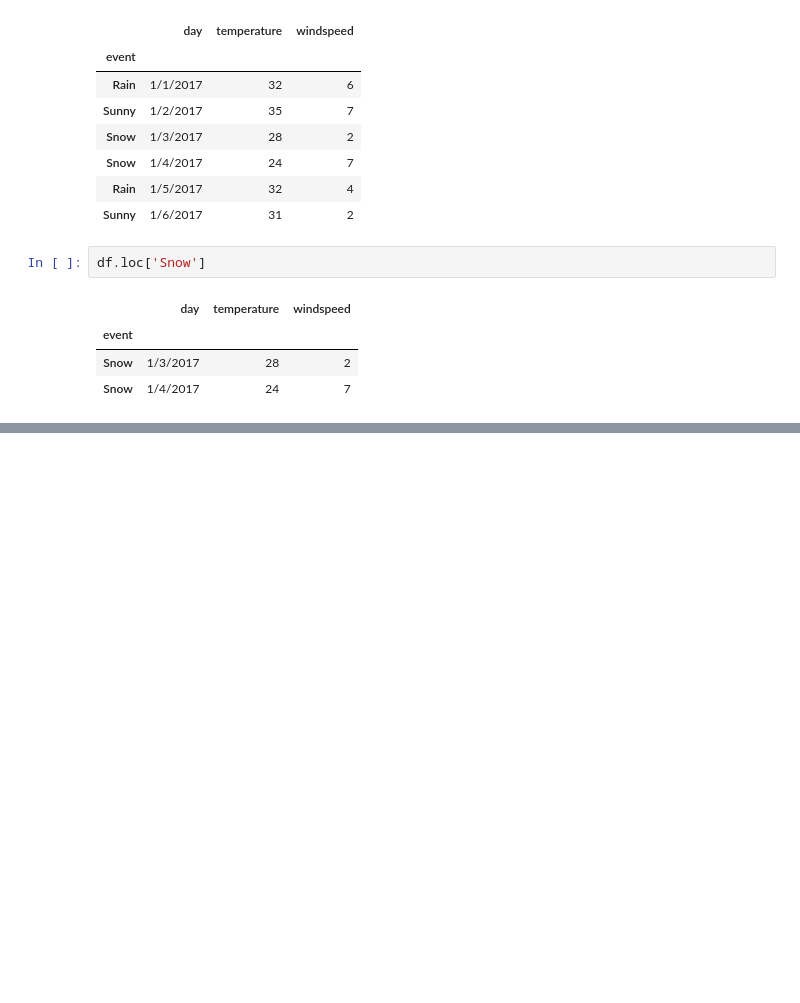
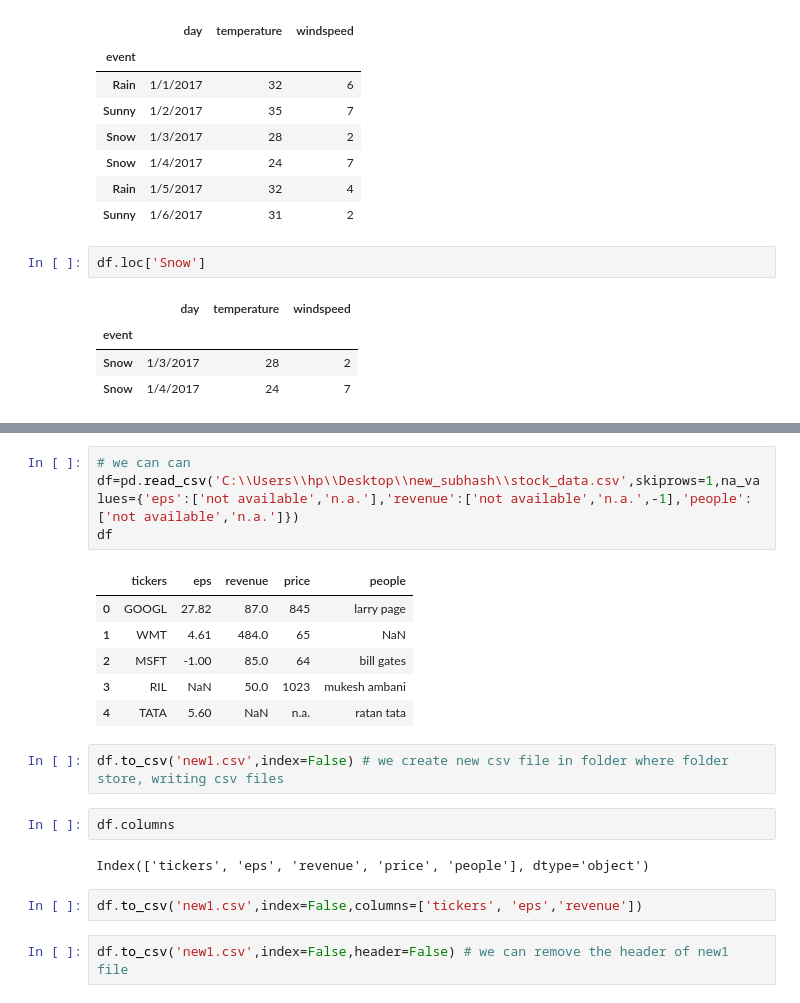
Before and after one commit to subsain/python_files, a Jupyter notebook: d5_d7/panda.ipynb, the cells around one changed output, grey strips where cells are left out. Drawn from its saved outputs; the diff is of its cells as text; blank space fills up the shorter version.

```diff
--- a/d5_d7/panda.ipynb
+++ b/d5_d7/panda.ipynb
@@ -189,0 +290,21 @@ df.loc['Snow']
+# %%
+# we can can
+df=pd.read_csv('C:\\Users\\hp\\Desktop\\new_subhash\\stock_data.csv',skiprows=1,na_values={'eps':['not available','n.a.'],'revenue':['not available','n.a.',-1],'people':['not available','n.a.']})
+df
+# %% [output]
+|  | tickers | eps | revenue | price | people |
+| 0 | GOOGL | 27.82 | 87.0 | 845 | larry page |
+| 1 | WMT | 4.61 | 484.0 | 65 | NaN |
+| 2 | MSFT | -1.00 | 85.0 | 64 | bill gates |
+| 3 | RIL | NaN | 50.0 | 1023 | mukesh ambani |
+| 4 | TATA | 5.60 | NaN | n.a. | ratan tata |
+# %%
+df.to_csv('new1.csv',index=False) # we create new csv file in folder where folder store, writing csv files
+# %%
+df.columns
+# %% [output]
+Index(['tickers', 'eps', 'revenue', 'price', 'people'], dtype='object')
+# %%
+df.to_csv('new1.csv',index=False,columns=['tickers', 'eps','revenue'])
+# %%
+df.to_csv('new1.csv',index=False,header=False) # we can remove the header of new1 file
```
Also changed, not shown: parts of 18 cells of this notebook, 9 other files.
